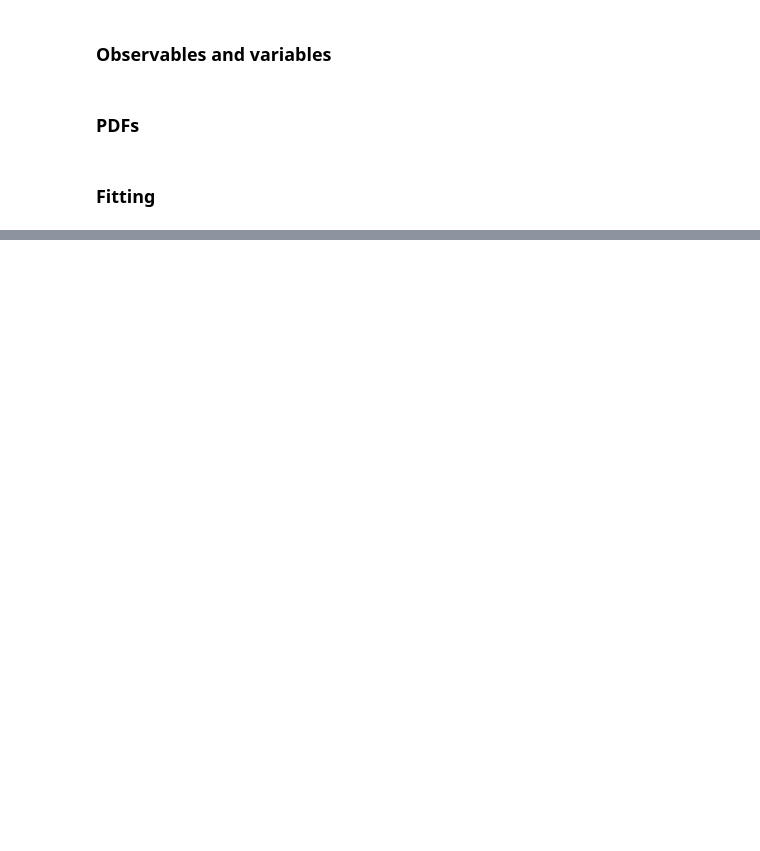
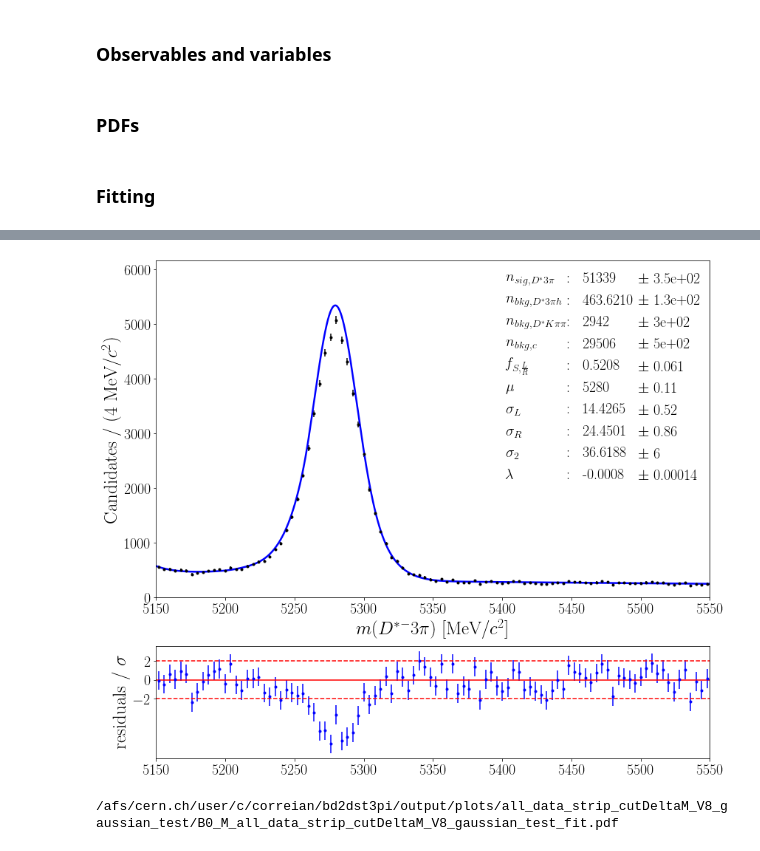
Before and after one commit to donalhill/bd2dst3pi, a Jupyter notebook: notebooks/3.Fit/V8 - with sPlots/fit_all_data_V8.ipynb, the cells around one changed output, grey strips where cells are left out. Drawn from its saved outputs; the diff is of its cells as text; code cells hidden in the pictures; blank space fills up the shorter version.

Commit message:
new version fit plot

```diff
--- a/notebooks/3.Fit/V8 - with sPlots/fit_all_data_V8.ipynb
+++ b/notebooks/3.Fit/V8 - with sPlots/fit_all_data_V8.ipynb
@@ -55,3 +53,6 @@ name_data = 'all_data_strip_cutDeltaM_V8'
+# %%
+#name_data = 'all_data_strip_cutDeltaM_V8_nFree'
+name_data = 'all_data_strip_cutDeltaM_V8_gaussian'
 # %% [markdown]
 ## Distributions
 # %% [markdown]
@@ -173,25 +191,27 @@ name_params = {
 # %%
 def crystall_ball_gaussian(mu, sigma, obs, alpha=None, n=None):
     if alpha is None or n is None:
-        pass
+        pdf = zfit.pdf.Gauss(mu, sigma, obs=obs)
+    else:
+        pdf = zfit.pdf.CrystalBall(mu, sigma, alpha, n, obs=obs)
+    return pdf
 
 def sum_crystalball(muL, muR, sigmaL, sigmaR, frac, obs, alphaL=None, alphaR=None, nL=None, nR=None):
-    crystalBallL = zfit.pdf.CrystalBall(muL, sigmaL,
-                                         alphaL,nL,
-                                         obs=obs)
-    crystalBallR = zfit.pdf.CrystalBall(muR, sigmaR,
-                                         alphaR, nR,
-                                         obs=obs)
+    pdfL = crystall_ball_gaussian(muL, sigmaL, obs,
+                                         alphaL,nL)
+    pdfR = crystall_ball_gaussian(muR, sigmaR, obs,
+                                         alphaR, nR)
 
-    model = zfit.pdf.SumPDF([crystalBallL, crystalBallR], fracs=frac)
+    model = zfit.pdf.SumPDF([pdfL, pdfR], fracs=frac)
 
-    return model, crystalBallL, crystalBallR
+    return model, pdfL, pdfR
 # %%
 model_S, crystalBallL_S, crystalBallR_S = sum_crystalball(zparams['mu'], zparams['mu'],
                                                           zparams['sigmaL'], zparams['sigmaR'],
                                                           zparams['frac'], obs,
                                                           zparams['alphaL'], zparams['alphaR'],
-                                                          zparams['nL'], zparams['nR'])
+                                                          zparams['nL'], zparams['nR']
+                                                         )
 
 # doubleCB_Ds =  zfit.pdf.DoubleCB(zparams['mu_B0Ds'], zparams['sigma_B0Ds'],
 #                                  zparams['alphaL_B0Ds'], zparams['alphaR_B0Ds'],
@@ -360 +588,15 @@ All tail parameters let free:
+# %%
+name_data_save = name_data + '_test'
+
+plot_hist_fit_particle_e(df,'B0_M', models = model,
+                       name_models = "",
+                       obs=obs, n_bins = 100,mode_hist = False,
+                       name_data = name_data_save,
+                       colors=['b','g','r','m','cyan','y'],
+                       params=params,name_params=name_params,
+                       fontsize_leg=11.,
+                       colWidths=[0.06,0.01,0.05,0.06])
+# %% [output]
+[figure, added]
+/afs/cern.ch/user/c/correian/bd2dst3pi/output/plots/all_data_strip_cutDeltaM_V8_gaussian_test/B0_M_all_data_strip_cutDeltaM_V8_gaussian_test_fit.pdf
 # %%
```
Also changed, not shown: parts of 14 cells of this notebook, 7 other files.
